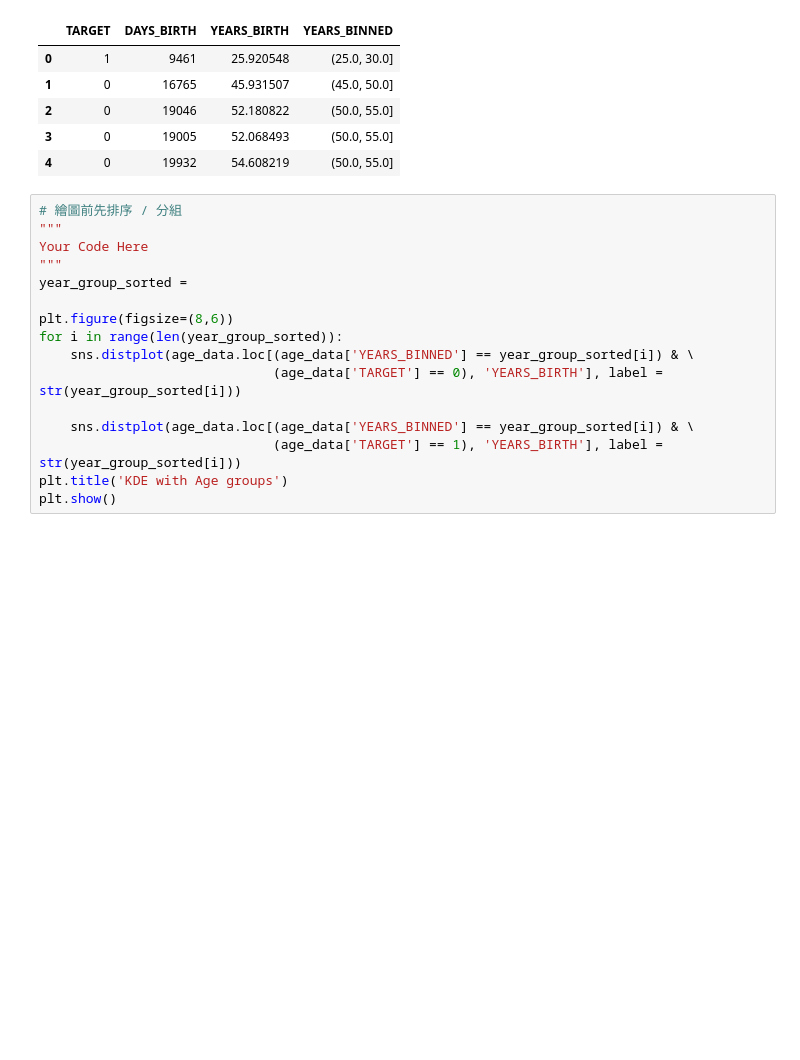
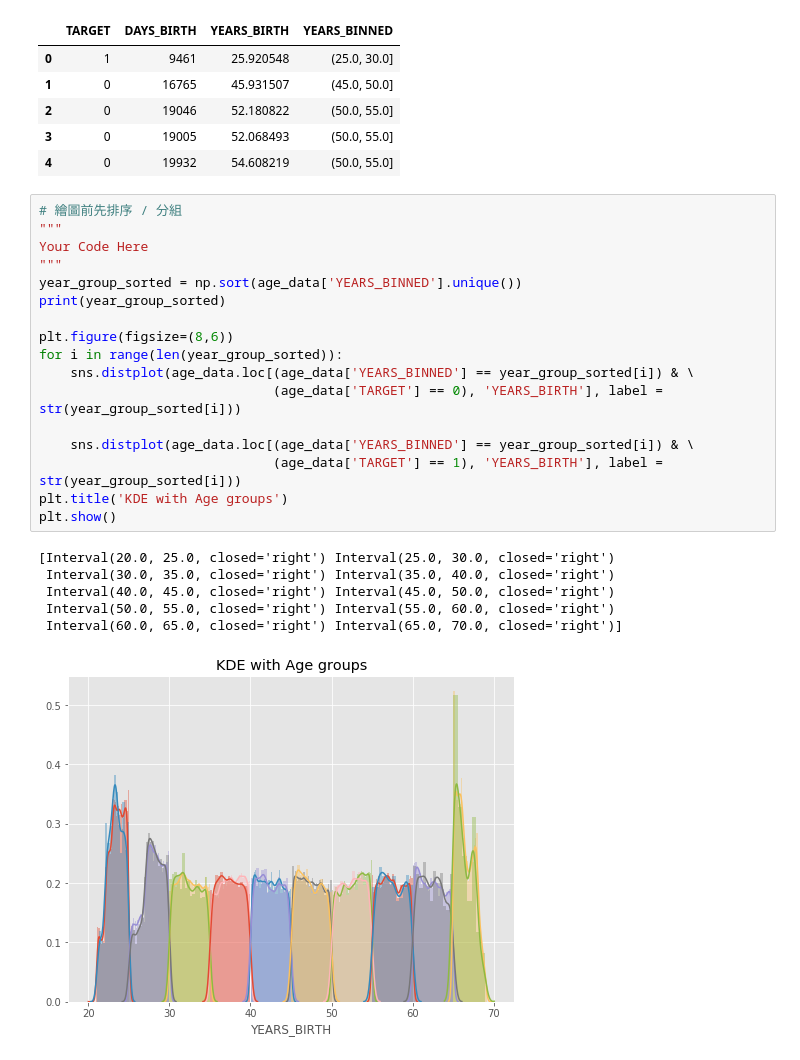
Before and after one commit to jen0719/1st-DL-CVMarathon, a Jupyter notebook: homework/Day_016_HW.ipynb, the cells around one changed output. Drawn from its saved outputs; the diff is of its cells as text; blank space fills up the shorter version.

```diff
--- a/homework/Day_016_HW.ipynb
+++ b/homework/Day_016_HW.ipynb
@@ -82,19 +82,27 @@ Name: YEARS_BINNED, dtype: int64
 # %%
 # 繪圖前先排序 / 分組
 """
 Your Code Here
 """
-year_group_sorted =
+year_group_sorted = np.sort(age_data['YEARS_BINNED'].unique())
+print(year_group_sorted)
 
 plt.figure(figsize=(8,6))
 for i in range(len(year_group_sorted)):
     sns.distplot(age_data.loc[(age_data['YEARS_BINNED'] == year_group_sorted[i]) & \
                               (age_data['TARGET'] == 0), 'YEARS_BIRTH'], label = str(year_group_sorted[i]))
 
     sns.distplot(age_data.loc[(age_data['YEARS_BINNED'] == year_group_sorted[i]) & \
                               (age_data['TARGET'] == 1), 'YEARS_BIRTH'], label = str(year_group_sorted[i]))
 plt.title('KDE with Age groups')
 plt.show()
+# %% [output]
+[Interval(20.0, 25.0, closed='right') Interval(25.0, 30.0, closed='right')
+ Interval(30.0, 35.0, closed='right') Interval(35.0, 40.0, closed='right')
+ Interval(40.0, 45.0, closed='right') Interval(45.0, 50.0, closed='right')
+ Interval(50.0, 55.0, closed='right') Interval(55.0, 60.0, closed='right')
+ Interval(60.0, 65.0, closed='right') Interval(65.0, 70.0, closed='right')]
+[figure, added]
 # %%
 # 計算每個年齡區間的 Target、DAYS_BIRTH與 YEARS_BIRTH 的平均值
 age_groups  = age_data.groupby('YEARS_BINNED').mean()
```
Also changed, not shown: parts of 2 cells of this notebook.
